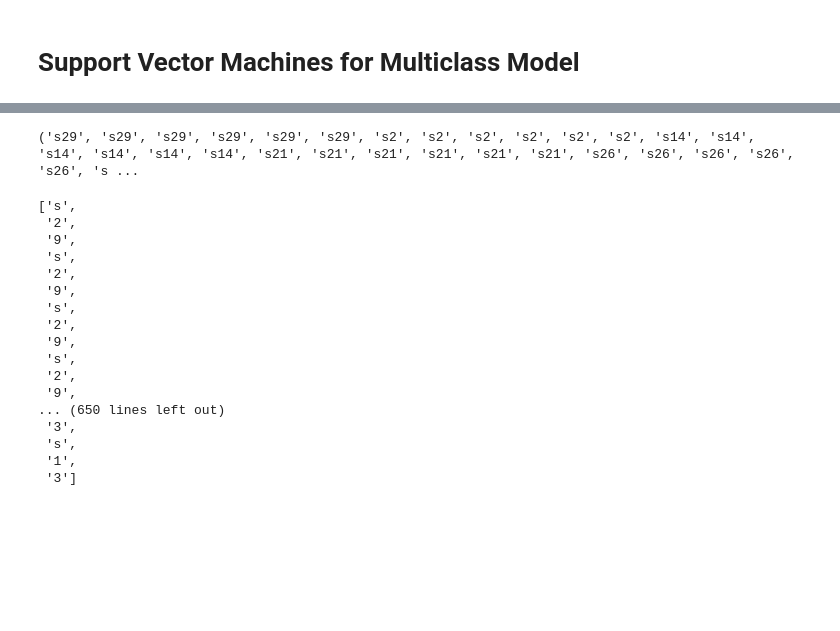
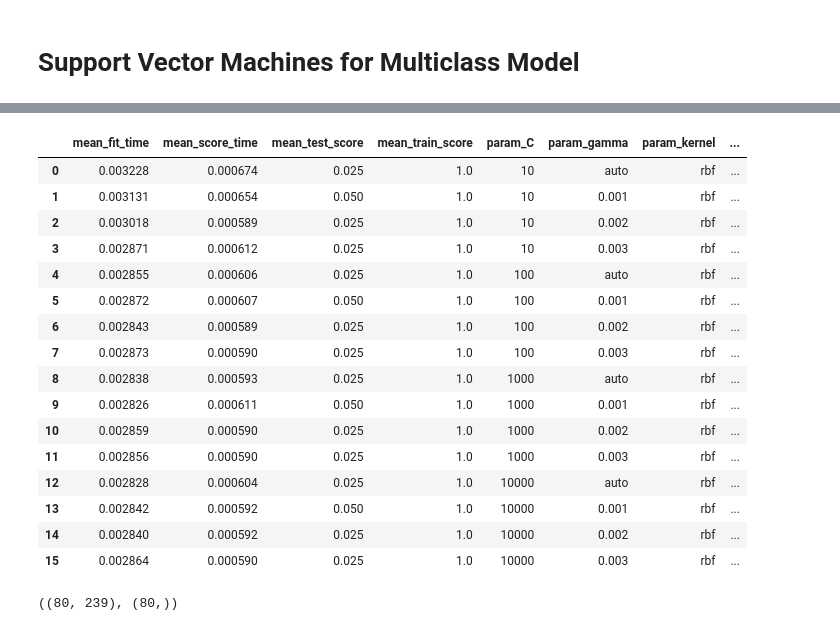
Before and after one commit to kaustubhcs/FaceRec-ADAM, a Jupyter notebook: Kaustubh/Hybrid Model.ipynb, the cells around one changed output, grey strips where cells are left out. Cells and saved outputs as stored; diff of their text form; code cells hidden in the pictures; blank space fills up the shorter version.

```diff
--- a/Kaustubh/Hybrid Model.ipynb
+++ b/Kaustubh/Hybrid Model.ipynb
@@ -346,27 +356,0 @@ ValueError: X.shape[1] = 240 should be equal to 239, the number of features at t
-# %%
-k = np.reshape(proj_data_matrix[-1], (1,-1) )
-
-print (train_labels)
-# %% [output]
-('s29', 's29', 's29', 's29', 's29', 's29', 's2', 's2', 's2', 's2', 's2', 's2', 's14', 's14', 's14', 's14', 's14', 's14', 's21', 's21', 's21', 's21', 's21', 's21', 's26', 's26', 's26', 's26', 's26', 's ...
-# %%
-ll = list(itertools.chain.from_iterable(train_labels))
-type(ll)
-# %% [output]
-['s',
- '2',
- '9',
- 's',
- '2',
- '9',
- 's',
- '2',
- '9',
- 's',
- '2',
- '9',
-... (650 lines left out)
- '3',
- 's',
- '1',
- '3']
@@ -372,0 +369,44 @@ type(ll)
+# %%
+clf = svm.SVC(gamma=0.0001, C=1)
+test_labels = np.asarray(test_labels)
+x,y = np.transpose(proj_test_matrix),test_labels
+
+clf.fit(x,y)
+
+for i in range(len(y)):
+    ans = clf.predict(np.reshape(x[i], (1,-1) ))
+    if y[i] == ans:
+        print('Misprediction: ',i)
+# %%
+param_grid = [
+  {
+        'C': [10, 100, 1000, 10000],
+        'gamma': ['auto', .001, .002, .003],
+        'kernel': ['rbf']
+  },
+ ]
+gs_cv = GridSearchCV(svm.SVC(), param_grid=param_grid, cv=2, refit=True, return_train_score=True)
+gs_cv.fit(x, y)
+pd.DataFrame(gs_cv.cv_results_)
+# %% [output]
+|  | mean_fit_time | mean_score_time | mean_test_score | mean_train_score | param_C | param_gamma | param_kernel | ... |
+| 0 | 0.003228 | 0.000674 | 0.025 | 1.0 | 10 | auto | rbf | ... |
+| 1 | 0.003131 | 0.000654 | 0.050 | 1.0 | 10 | 0.001 | rbf | ... |
+| 2 | 0.003018 | 0.000589 | 0.025 | 1.0 | 10 | 0.002 | rbf | ... |
+| 3 | 0.002871 | 0.000612 | 0.025 | 1.0 | 10 | 0.003 | rbf | ... |
+| 4 | 0.002855 | 0.000606 | 0.025 | 1.0 | 100 | auto | rbf | ... |
+| 5 | 0.002872 | 0.000607 | 0.050 | 1.0 | 100 | 0.001 | rbf | ... |
+| 6 | 0.002843 | 0.000589 | 0.025 | 1.0 | 100 | 0.002 | rbf | ... |
+| 7 | 0.002873 | 0.000590 | 0.025 | 1.0 | 100 | 0.003 | rbf | ... |
+| 8 | 0.002838 | 0.000593 | 0.025 | 1.0 | 1000 | auto | rbf | ... |
+| 9 | 0.002826 | 0.000611 | 0.050 | 1.0 | 1000 | 0.001 | rbf | ... |
+| 10 | 0.002859 | 0.000590 | 0.025 | 1.0 | 1000 | 0.002 | rbf | ... |
+| 11 | 0.002856 | 0.000590 | 0.025 | 1.0 | 1000 | 0.003 | rbf | ... |
+| 12 | 0.002828 | 0.000604 | 0.025 | 1.0 | 10000 | auto | rbf | ... |
+| 13 | 0.002842 | 0.000592 | 0.050 | 1.0 | 10000 | 0.001 | rbf | ... |
+| 14 | 0.002840 | 0.000592 | 0.025 | 1.0 | 10000 | 0.002 | rbf | ... |
+| 15 | 0.002864 | 0.000590 | 0.025 | 1.0 | 10000 | 0.003 | rbf | ... |
+# %%
+x.shape, y.shape
+# %% [output]
+((80, 239), (80,))
```
Also changed, not shown: parts of 6 cells of this notebook, 2 other files.
